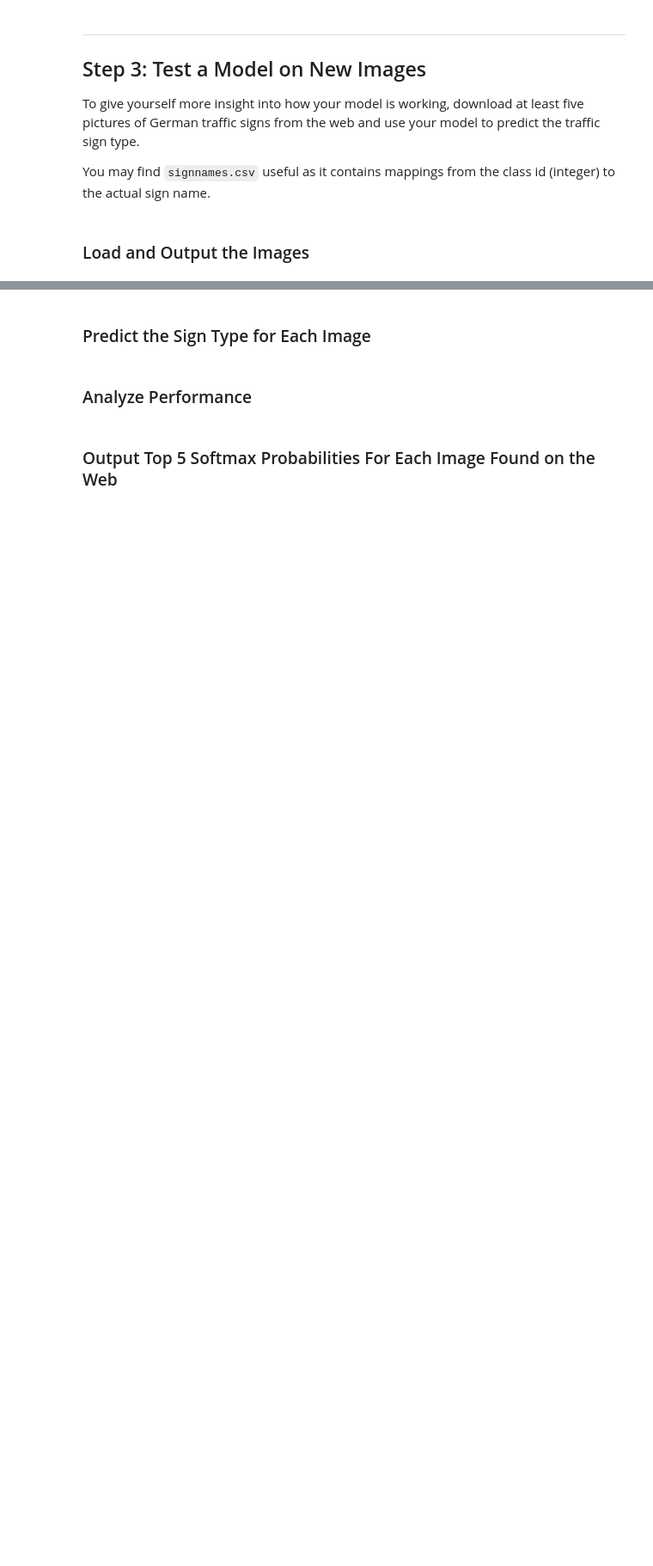
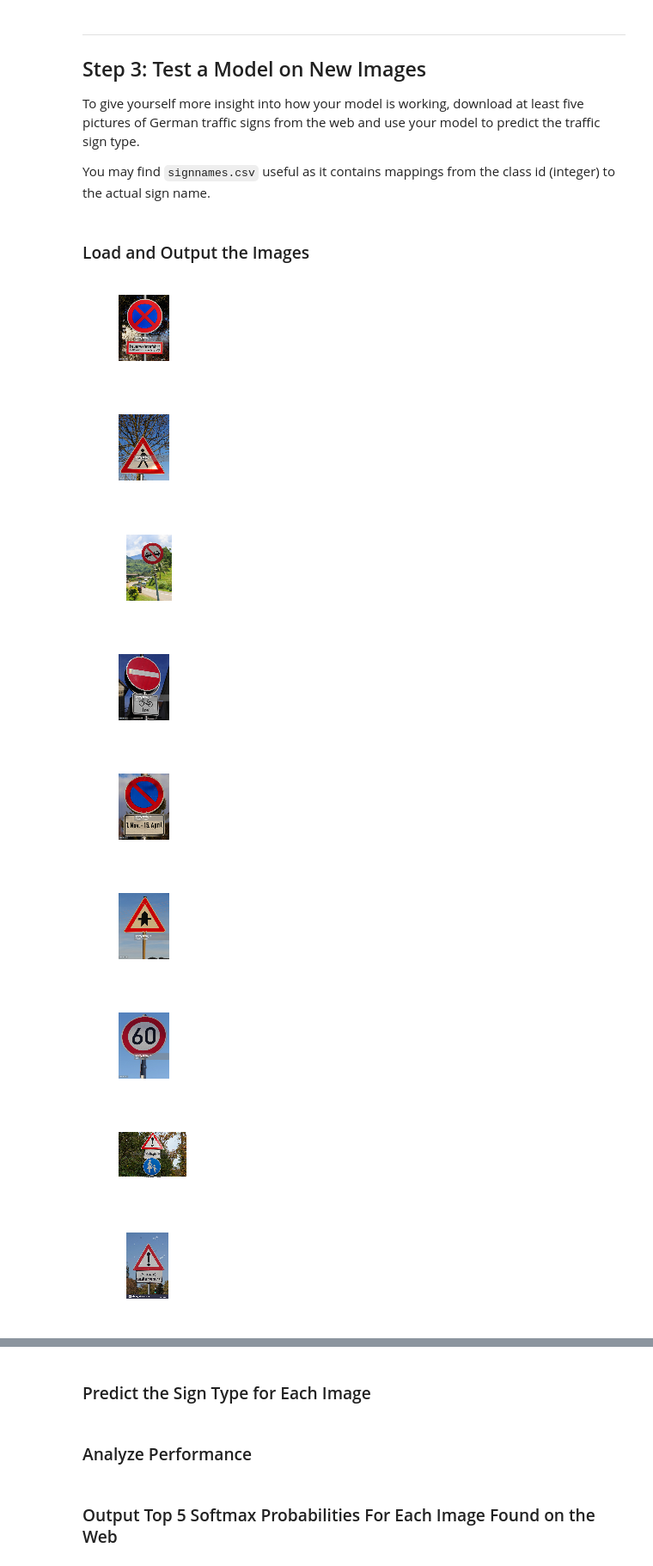
Before and after one commit to nategreco/CarND-Traffic-Sign-Classifier-Project, a Jupyter notebook: Traffic_Sign_Classifier.ipynb, the cells around one changed output, grey strips where cells are left out. Shown at 86% size. Cells and saved outputs as stored; diff of their text form; code cells hidden in the pictures; blank space fills up the shorter version.

```diff
--- a/Traffic_Sign_Classifier.ipynb
+++ b/Traffic_Sign_Classifier.ipynb
@@ -451,11 +468,23 @@ You may find `signnames.csv` useful as it contains mappings from the class id (i
 # %%
 ### Load all images in web-images folder
 import os
 from PIL import Image
 path = '.\\web-images'
 image_files = [f for f in os.listdir(path) if os.path.isfile(os.path.join(path, f))]
 images = []
 for file in image_files:
     images.append(Image.open(path + '\\' + file))
-### Load sign names
-sign_names = np.genfromtxt('.\\signnames.csv', delimiter=',')
+for image in images:
+    plt.figure(figsize=(1,1))
+    plt.axis('off')
+    plt.imshow(image, cmap="gray")
+# %% [output]
+[figure, added]
+[figure, added]
+[figure, added]
+[figure, added]
+[figure, added]
+[figure, added]
+[figure, added]
+[figure, added]
+[figure, added]
```
Also changed, not shown: parts of 6 cells of this notebook.
